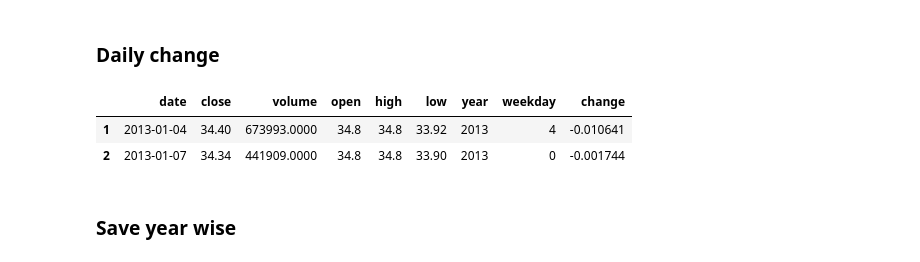
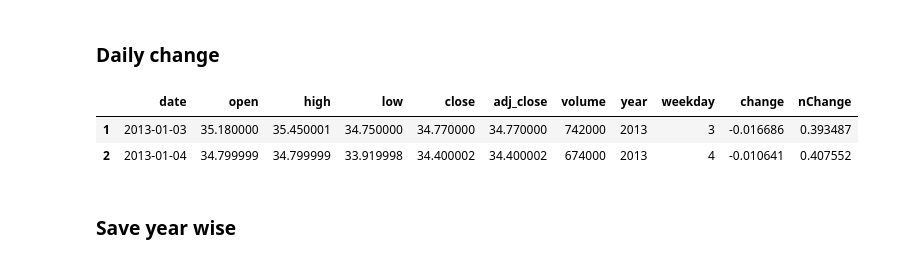
Before and after one commit to deepak-karkala/articles, a Jupyter notebook: tesla_stock/notebooks/tesla_stock.ipynb, the cells around one changed output. Saved outputs shown, nothing was run; the diff lists cells and outputs as text; code cells hidden in the pictures.

```diff
--- a/tesla_stock/notebooks/tesla_stock.ipynb
+++ b/tesla_stock/notebooks/tesla_stock.ipynb
@@ -10,7 +10,8 @@ import seaborn as sns
 import wget
 import requests
 # %%
-df = pd.read_csv("TSLA_09032020.csv")
+"""
+df = pd.read_csv("data/TSLA_31032020.csv")
 df.columns = ["date", "open", "high", "low", "close", "adj_close", "volume"]
 df = df[1:]
 df = df.iloc[::-1]
@@ -18,7 +19,11 @@ df.reset_index(inplace=True)
 del df["index"]
 df["date"] = pd.to_datetime(df["date"])
 df.sort_values("date", inplace=True)
-df.to_csv("tesla_processed_09032020.csv", index=False)
+df.to_csv("data/tesla_processed_31032020.csv", index=False)
+"""
+df = pd.read_csv("data/tesla_processed_31032020.csv")
+df["date"] = pd.to_datetime(df["date"])
+df.sort_values("date", inplace=True)
 plt.figure(figsize=(14,4))
 plt.plot(df["date"], df["close"])
 # %% [output]
@@ -27,32 +32,32 @@ plt.plot(df["date"], df["close"])
 # %% [markdown]
 ### Daily change
 # %%
-### dfc = df.copy()
+dfc = df.copy()
 
 dfc["date"] = pd.to_datetime(dfc["date"])
 dfc.sort_values("date", inplace=True)
 dfc["year"] = dfc.apply(lambda x: x["date"].year, axis=1)
 dfc = dfc[dfc["year"] >= 2013]
 dfc["weekday"] = dfc.apply(lambda x: x["date"].weekday(), axis=1)
 
 dfc.reset_index(inplace=True)
 del dfc["index"]
 for i in range(len(dfc)):
     if i != 0:
         current_price = dfc.iloc[i]["close"]
         previous_price = dfc.iloc[i-1]["close"]
         dfc.at[i, "change"] = (current_price - previous_price) / previous_price
 dfc = dfc[1:]
 ##dfc["change"] = (dfc["close"] - dfc["open"]) / dfc["open"]
-#minChange = dfc["change"].min()
-#maxChange = dfc["change"].max()
-#dfc["nChange"] = (dfc["change"] - minChange) / (maxChange - minChange)
-#dfc.to_csv("../code/data/tesla_change_daily.csv", index=False)
+minChange = dfc["change"].min()
+maxChange = dfc["change"].max()
+dfc["nChange"] = (dfc["change"] - minChange) / (maxChange - minChange)
+dfc.to_csv("data/tesla_change_daily.csv", index=False)
 dfc.head(2)
 # %% [output]
-|  | date | close | volume | open | high | low | year | weekday | change |
-| 1 | 2013-01-04 | 34.40 | 673993.0000 | 34.8 | 34.8 | 33.92 | 2013 | 4 | -0.010641 |
-| 2 | 2013-01-07 | 34.34 | 441909.0000 | 34.8 | 34.8 | 33.90 | 2013 | 0 | -0.001744 |
+|  | date | open | high | low | close | adj_close | volume | year | weekday | change | nChange |
+| 1 | 2013-01-03 | 35.180000 | 35.450001 | 34.750000 | 34.770000 | 34.770000 | 742000 | 2013 | 3 | -0.016686 | 0.393487 |
+| 2 | 2013-01-04 | 34.799999 | 34.799999 | 33.919998 | 34.400002 | 34.400002 | 674000 | 2013 | 4 | -0.010641 | 0.407552 |
 # %% [markdown]
 ### Save year wise
 # %%
```
Also changed, not shown: parts of 6 cells of this notebook, 42 other files.
